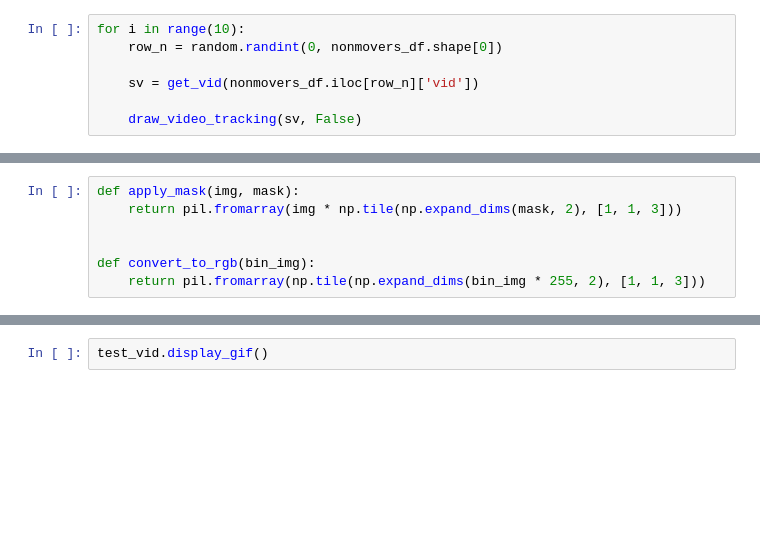
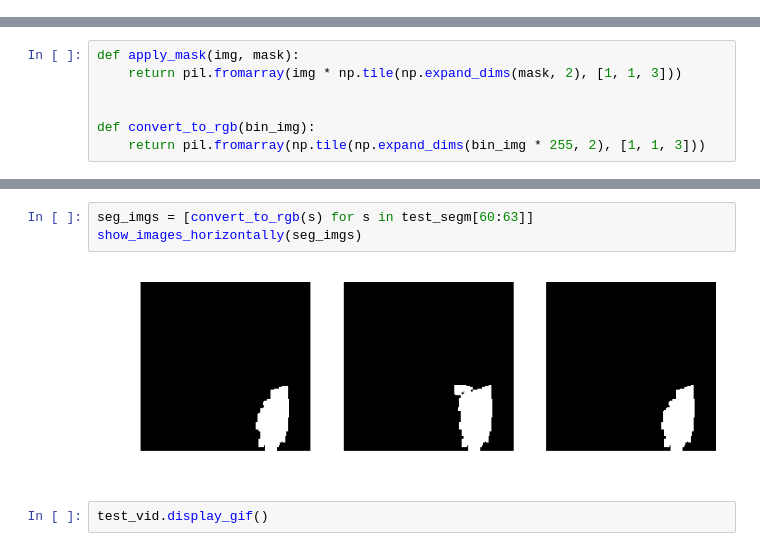
Before and after one commit to drschwenk/analyze_ds, a Jupyter notebook: improve_tracking.ipynb, the cells around one changed output, grey strips where cells are left out. Cells and saved outputs as stored; diff of their text form; blank space fills up the shorter version.

Commit message:
tweak to tracking and best box selection

```diff
--- a/improve_tracking.ipynb
+++ b/improve_tracking.ipynb
@@ -392,7 +404,0 @@ from anigen_tools.tracking import draw_video_tracking
-# %%
-for i in range(10):
-    row_n = random.randint(0, nonmovers_df.shape[0])
-
-    sv = get_vid(nonmovers_df.iloc[row_n]['vid'])
-
-    draw_video_tracking(sv, False)
@@ -456,3 +541,8 @@ patch
+# %%
+seg_imgs = [convert_to_rgb(s) for s in test_segm[60:63]]
+show_images_horizontally(seg_imgs)
+# %% [output]
+[figure, added]
 # %%
 test_vid.display_gif()
 # %% [output]
```
Also changed, not shown: parts of 106 cells of this notebook, 1 other file.
